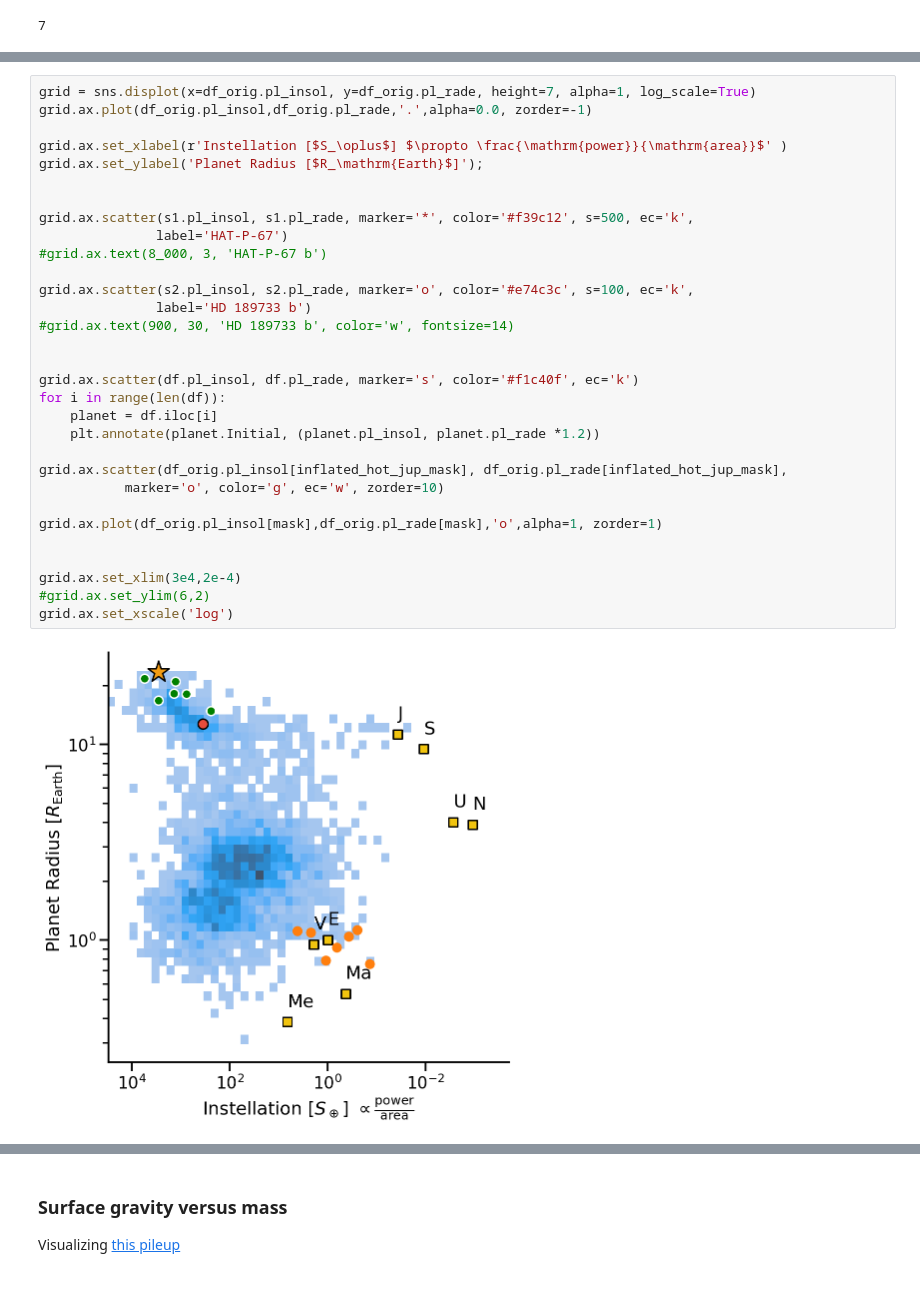
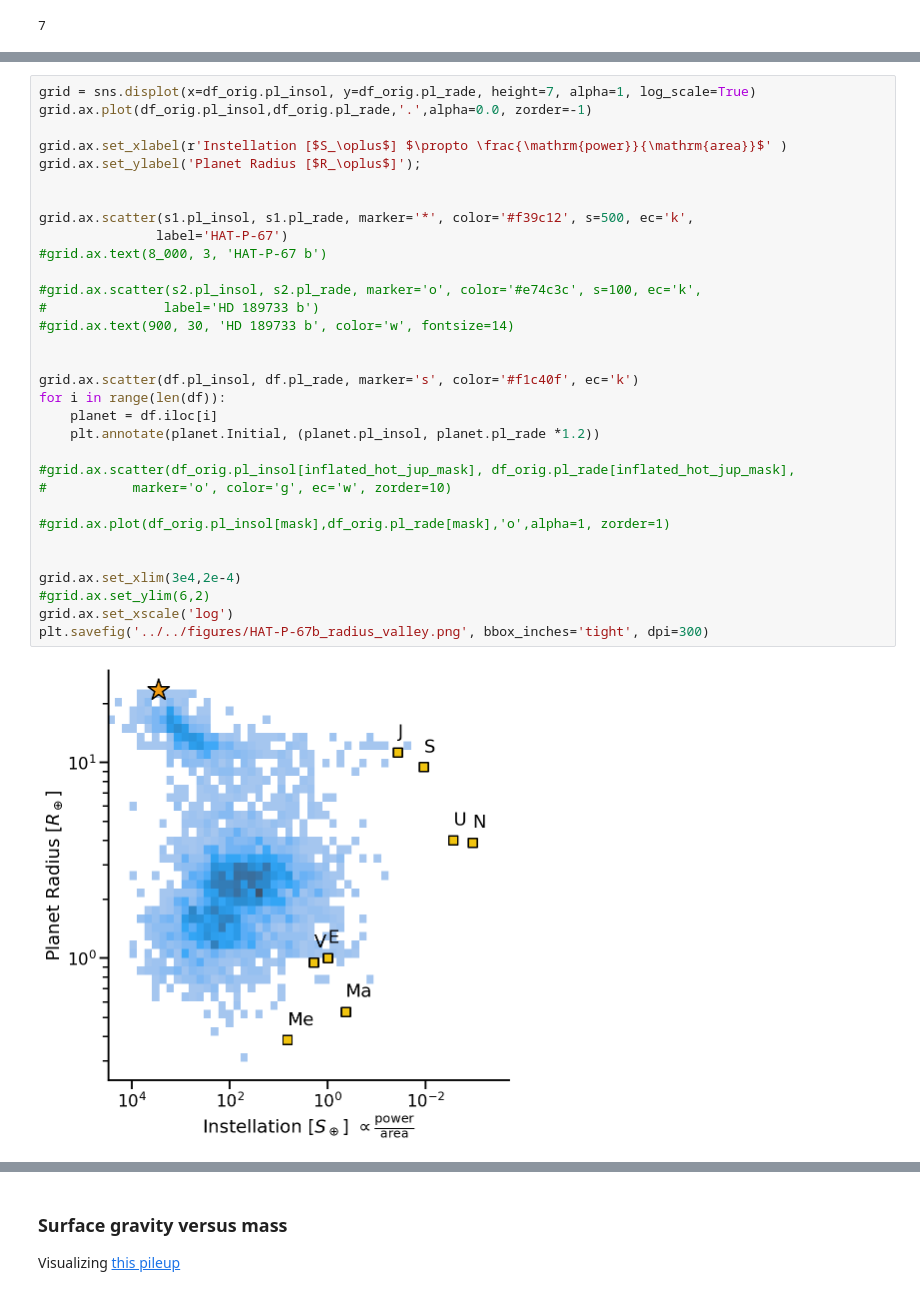
Before and after one commit to BrownDwarf/disperse, a Jupyter notebook: notebooks/03_exoplanet_archive_analysis/03_06_Exoplanet_Archive_Talk_figures.ipynb, the cells around one changed output, grey strips where cells are left out. Drawn from its saved outputs; the diff is of its cells as text.

```diff
--- a/notebooks/03_exoplanet_archive_analysis/03_06_Exoplanet_Archive_Talk_figures.ipynb
+++ b/notebooks/03_exoplanet_archive_analysis/03_06_Exoplanet_Archive_Talk_figures.ipynb
@@ -172,33 +165,34 @@ Name: 368, dtype: object
 # %%
 grid = sns.displot(x=df_orig.pl_insol, y=df_orig.pl_rade, height=7, alpha=1, log_scale=True)
 grid.ax.plot(df_orig.pl_insol,df_orig.pl_rade,'.',alpha=0.0, zorder=-1)
 
 grid.ax.set_xlabel(r'Instellation [$S_\oplus$] $\propto \frac{\mathrm{power}}{\mathrm{area}}$' )
-grid.ax.set_ylabel('Planet Radius [$R_\mathrm{Earth}$]');
+grid.ax.set_ylabel('Planet Radius [$R_\oplus$]');
 
 
 grid.ax.scatter(s1.pl_insol, s1.pl_rade, marker='*', color='#f39c12', s=500, ec='k',
                label='HAT-P-67')
 #grid.ax.text(8_000, 3, 'HAT-P-67 b')
 
-grid.ax.scatter(s2.pl_insol, s2.pl_rade, marker='o', color='#e74c3c', s=100, ec='k',
-               label='HD 189733 b')
+#grid.ax.scatter(s2.pl_insol, s2.pl_rade, marker='o', color='#e74c3c', s=100, ec='k',
+#               label='HD 189733 b')
 #grid.ax.text(900, 30, 'HD 189733 b', color='w', fontsize=14)
 
 
 grid.ax.scatter(df.pl_insol, df.pl_rade, marker='s', color='#f1c40f', ec='k')
 for i in range(len(df)):
     planet = df.iloc[i]
     plt.annotate(planet.Initial, (planet.pl_insol, planet.pl_rade *1.2))
 
-grid.ax.scatter(df_orig.pl_insol[inflated_hot_jup_mask], df_orig.pl_rade[inflated_hot_jup_mask],
-           marker='o', color='g', ec='w', zorder=10)
+#grid.ax.scatter(df_orig.pl_insol[inflated_hot_jup_mask], df_orig.pl_rade[inflated_hot_jup_mask],
+#           marker='o', color='g', ec='w', zorder=10)
 
-grid.ax.plot(df_orig.pl_insol[mask],df_orig.pl_rade[mask],'o',alpha=1, zorder=1)
+#grid.ax.plot(df_orig.pl_insol[mask],df_orig.pl_rade[mask],'o',alpha=1, zorder=1)
 
 
 grid.ax.set_xlim(3e4,2e-4)
 #grid.ax.set_ylim(6,2)
 grid.ax.set_xscale('log')
+plt.savefig('../../figures/HAT-P-67b_radius_valley.png', bbox_inches='tight', dpi=300)
 # %% [output]
-[figure, old version]
+[figure, new version]
```
Also changed, not shown: parts of 24 cells of this notebook, 3 other files.
